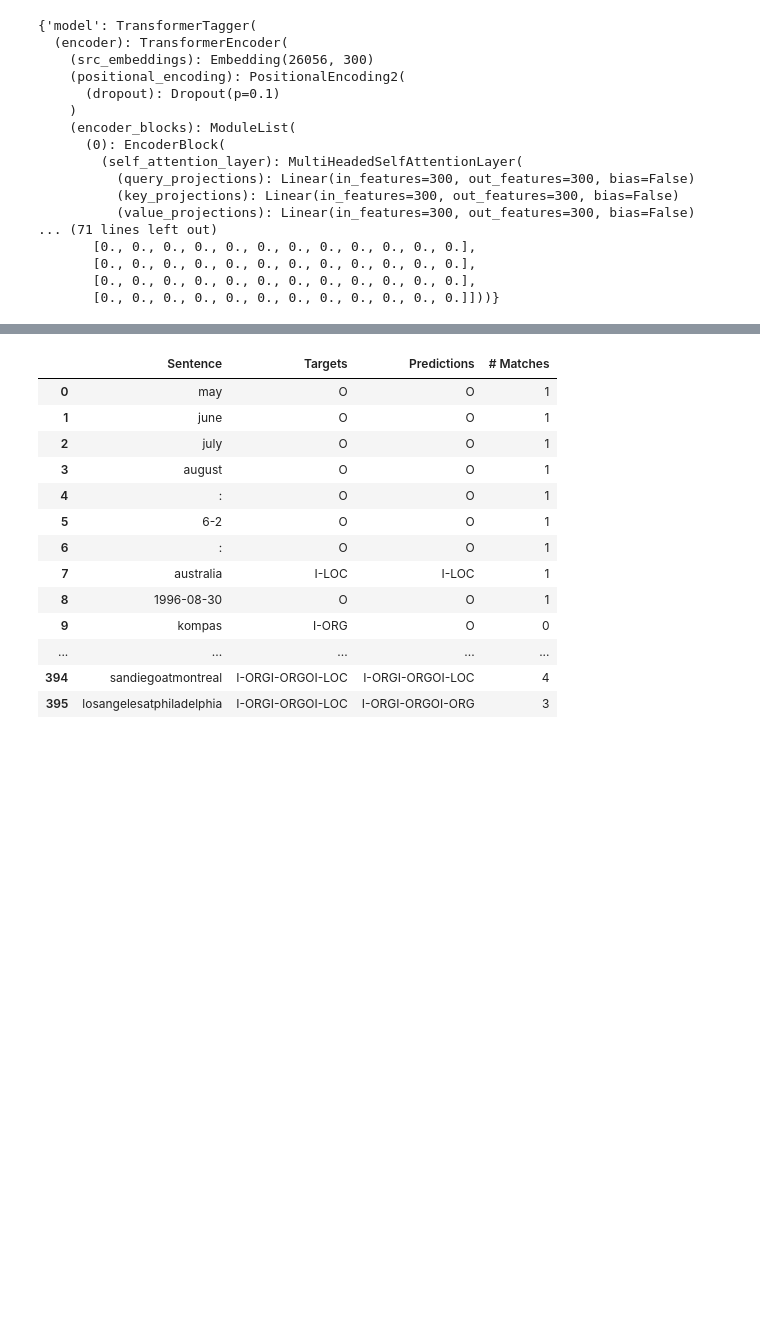
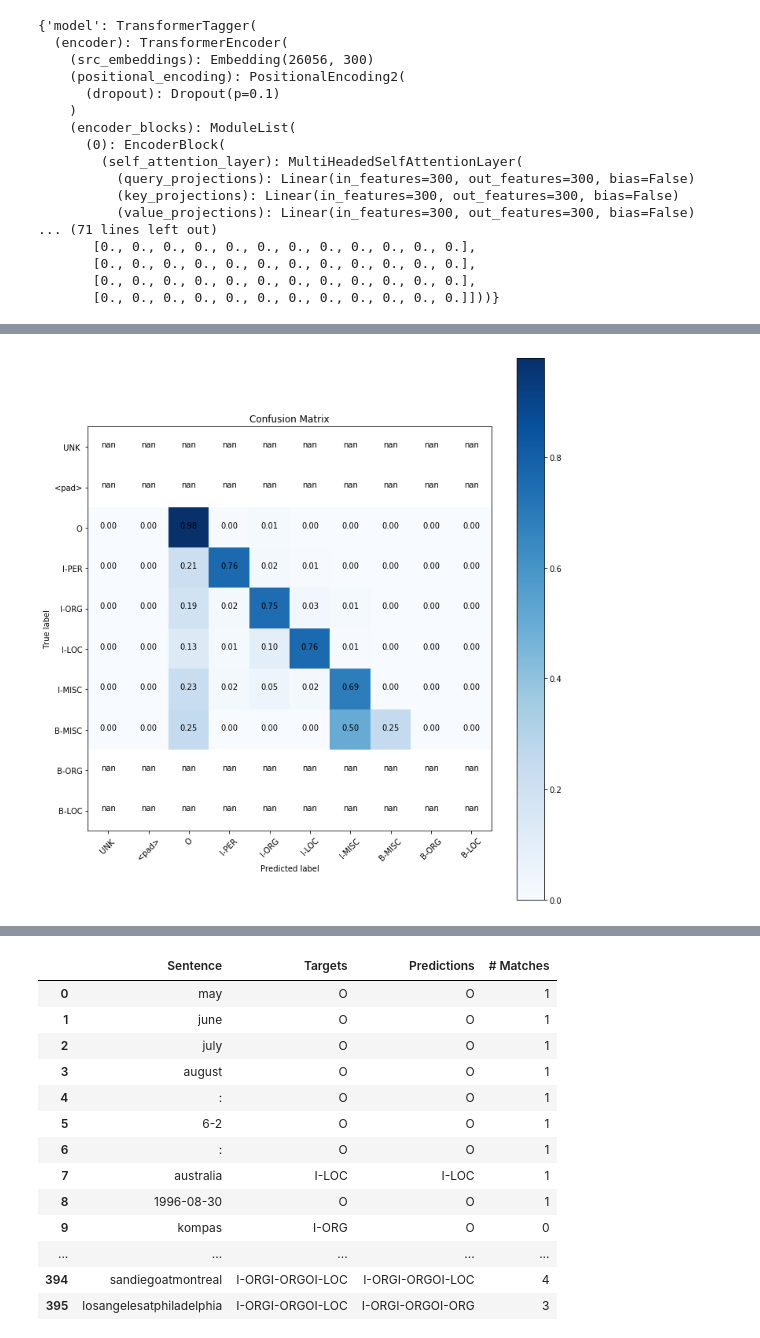
Before and after one commit to felixSchober/ABSA-Transformer, a Jupyter notebook: Notebook.ipynb, the cells around one changed output, grey strips where cells are left out. Saved outputs shown, nothing was run; the diff lists cells and outputs as text; code cells hidden in the pictures; blank space fills up the shorter version.

```diff
--- a/Notebook.ipynb
+++ b/Notebook.ipynb
@@ -206,3 +238,8 @@ pre_training - INFO - TEST accuracy:    0.9303192775941305
+# %%
+fig = plot_confusion_matrix(c_matrix, class_labels, normalize=True)
+plt.show()
+# %% [output]
+[figure, added]
 # %%
 # predict now to see model in final state
 from IPython.display import display, HTML
```
Also changed, not shown: parts of 9 cells of this notebook, 1 other file.
